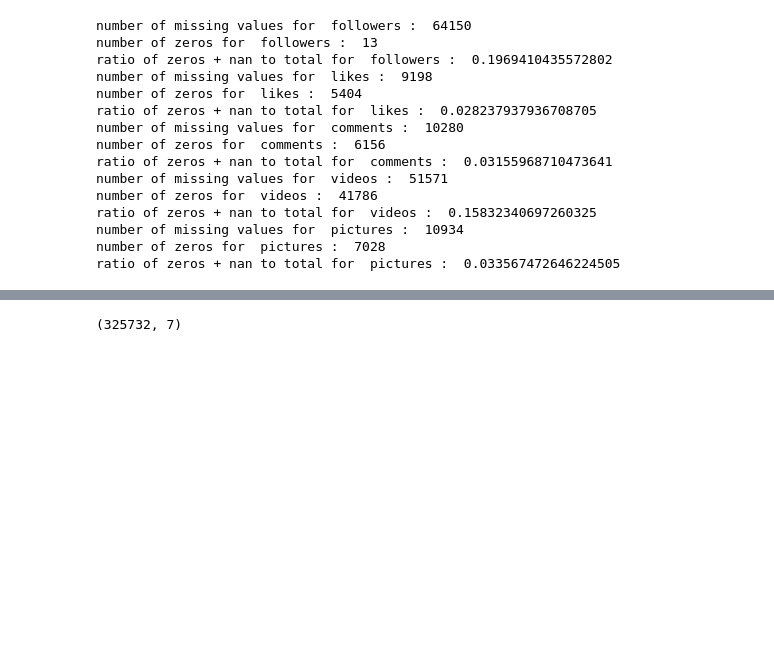
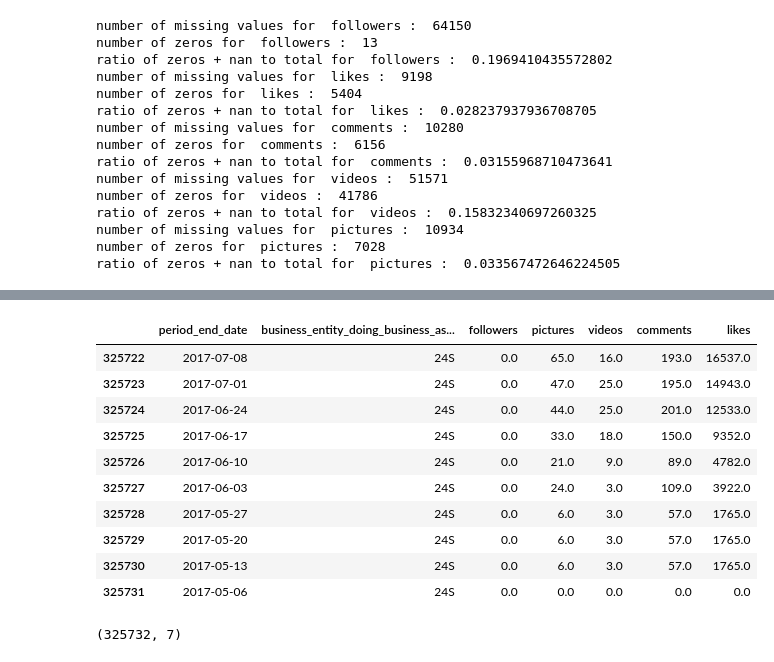
Before and after one commit to lerchal1/21_Datathon_2024, a Jupyter notebook: 1_data_cleaning.ipynb, the cells around one changed output, grey strips where cells are left out. Saved outputs shown, nothing was run; the diff lists cells and outputs as text; code cells hidden in the pictures; blank space fills up the shorter version.

```diff
--- a/1_data_cleaning.ipynb
+++ b/1_data_cleaning.ipynb
@@ -333,8 +344,19 @@ print(df.shape)
 (325732, 7)
 # %%
-df.tail(10)
+display(df.tail(10))
 print(df.shape)
 # %% [output]
+|  | period_end_date | business_entity_doing_business_as... | followers | pictures | videos | comments | likes |
+| 325722 | 2017-07-08 | 24S | 0.0 | 65.0 | 16.0 | 193.0 | 16537.0 |
+| 325723 | 2017-07-01 | 24S | 0.0 | 47.0 | 25.0 | 195.0 | 14943.0 |
+| 325724 | 2017-06-24 | 24S | 0.0 | 44.0 | 25.0 | 201.0 | 12533.0 |
+| 325725 | 2017-06-17 | 24S | 0.0 | 33.0 | 18.0 | 150.0 | 9352.0 |
+| 325726 | 2017-06-10 | 24S | 0.0 | 21.0 | 9.0 | 89.0 | 4782.0 |
+| 325727 | 2017-06-03 | 24S | 0.0 | 24.0 | 3.0 | 109.0 | 3922.0 |
+| 325728 | 2017-05-27 | 24S | 0.0 | 6.0 | 3.0 | 57.0 | 1765.0 |
+| 325729 | 2017-05-20 | 24S | 0.0 | 6.0 | 3.0 | 57.0 | 1765.0 |
+| 325730 | 2017-05-13 | 24S | 0.0 | 6.0 | 3.0 | 57.0 | 1765.0 |
+| 325731 | 2017-05-06 | 24S | 0.0 | 0.0 | 0.0 | 0.0 | 0.0 |
 (325732, 7)
 # %%
 #save the cleaned data
```
Also changed, not shown: parts of 3 cells of this notebook.
